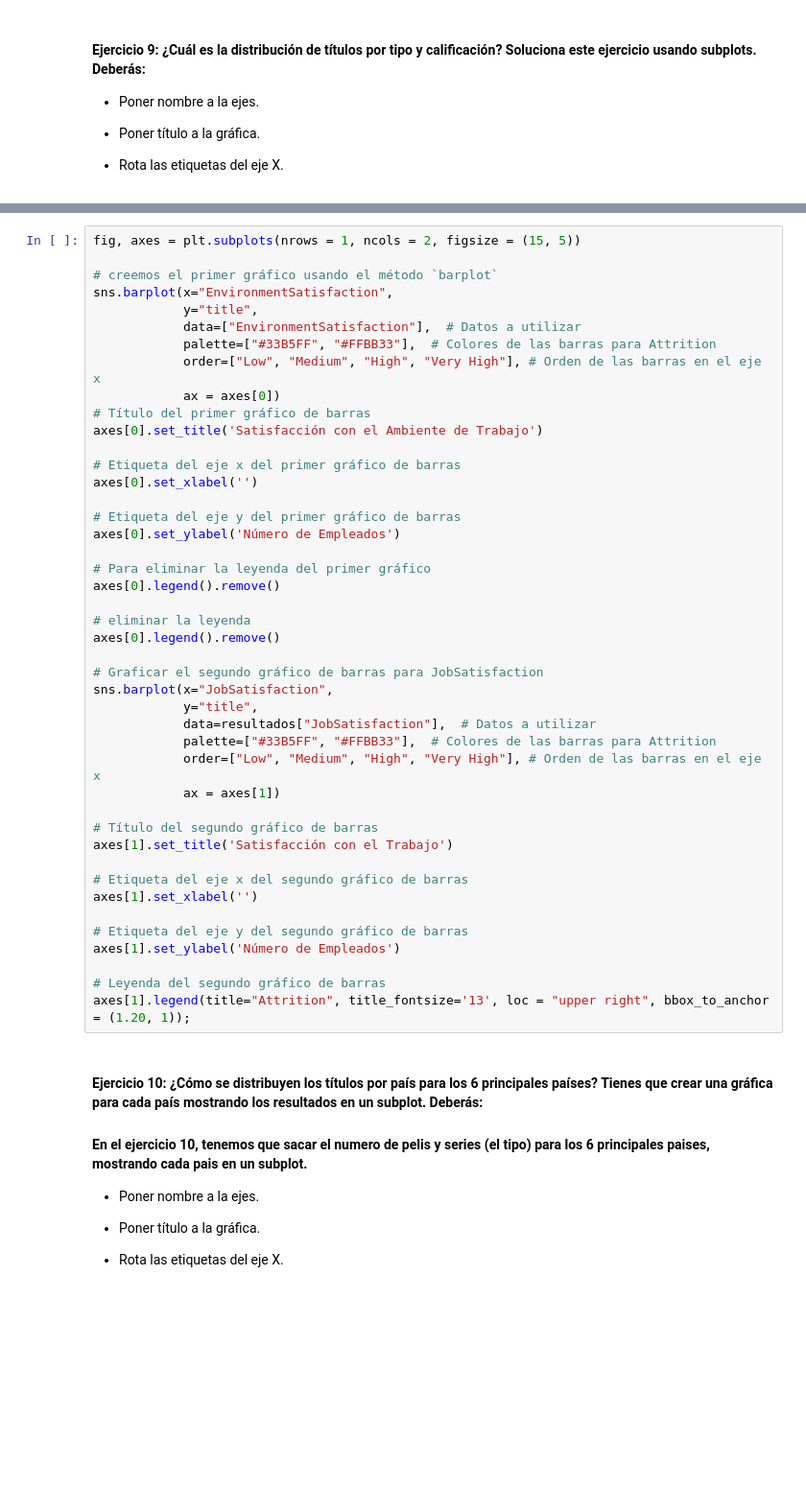
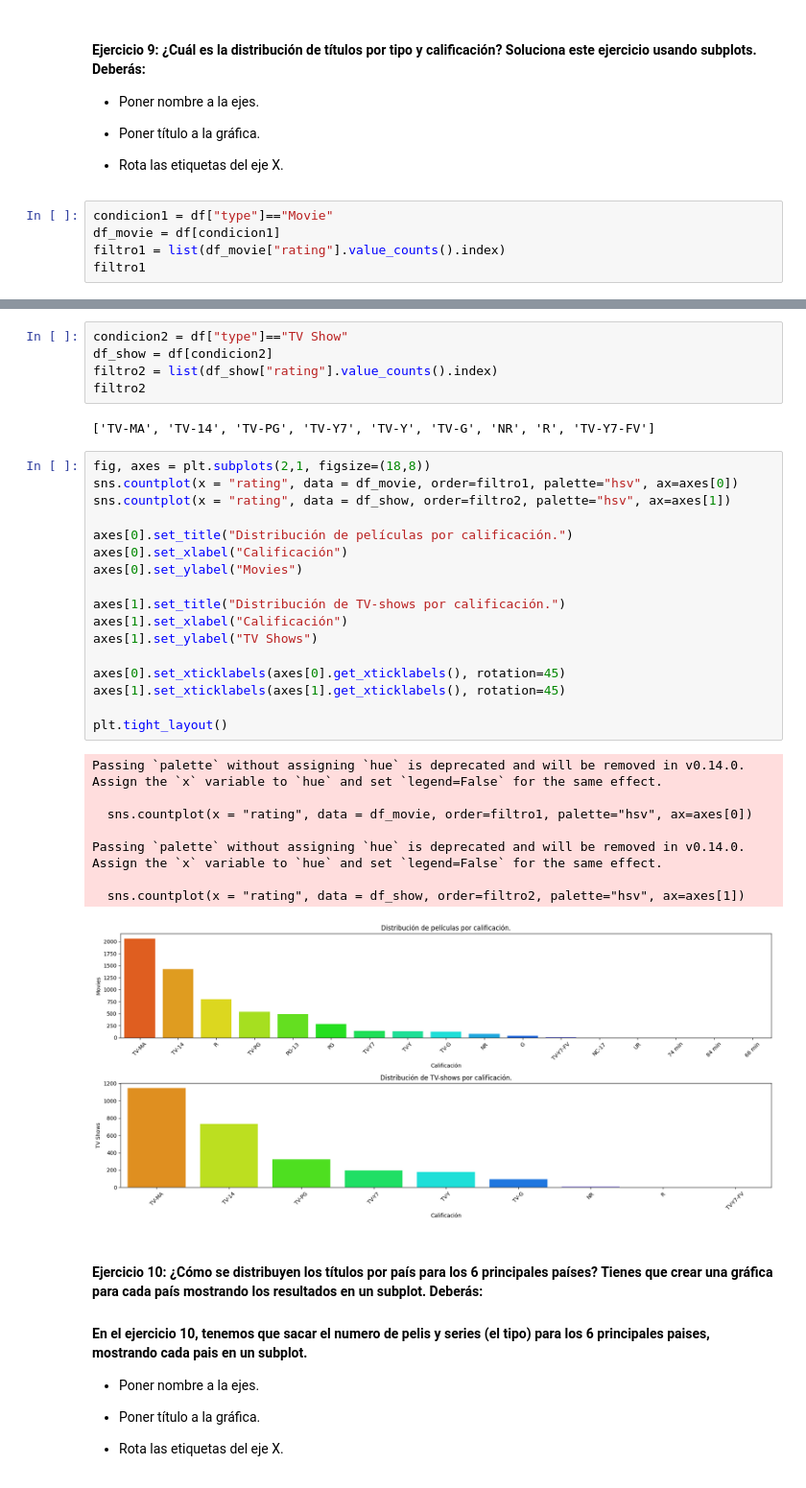
Before and after one commit to SrAlcast/2.4.Visualizacion_Matplotlib, a Jupyter notebook: laboratorio-modulo2-leccion04-visualizacion.ipynb, the cells around one changed output, grey strips where cells are left out. Shown: that part at 96% size. Cells and saved outputs as stored; diff of their text form; blank space fills up the shorter version.

```diff
--- a/laboratorio-modulo2-leccion04-visualizacion.ipynb
+++ b/laboratorio-modulo2-leccion04-visualizacion.ipynb
@@ -326,3 +324,8 @@ Passing `palette` without assigning `hue` is deprecated and will be removed in v
 - Poner título a la gráfica.
 
 - Rota las etiquetas del eje X.
+# %%
+condicion1 = df["type"]=="Movie"
+df_movie = df[condicion1]
+filtro1 = list(df_movie["rating"].value_counts().index)
+filtro1
@@ -329,47 +350,36 @@ Passing `palette` without assigning `hue` is deprecated and will be removed in v
+# %%
+condicion2 = df["type"]=="TV Show"
+df_show = df[condicion2]
+filtro2 = list(df_show["rating"].value_counts().index)
+filtro2
+# %% [output]
+['TV-MA', 'TV-14', 'TV-PG', 'TV-Y7', 'TV-Y', 'TV-G', 'NR', 'R', 'TV-Y7-FV']
 # %%
-fig, axes = plt.subplots(nrows = 1, ncols = 2, figsize = (15, 5))
+fig, axes = plt.subplots(2,1, figsize=(18,8))
+sns.countplot(x = "rating", data = df_movie, order=filtro1, palette="hsv", ax=axes[0])
+sns.countplot(x = "rating", data = df_show, order=filtro2, palette="hsv", ax=axes[1])
 
-# creemos el primer gráfico usando el método `barplot`
-sns.barplot(x="EnvironmentSatisfaction",
-            y="title",
-            data=["EnvironmentSatisfaction"],  # Datos a utilizar
-            palette=["#33B5FF", "#FFBB33"],  # Colores de las barras para Attrition
-            order=["Low", "Medium", "High", "Very High"], # Orden de las barras en el eje x
-            ax = axes[0])
-# Título del primer gráfico de barras
-axes[0].set_title('Satisfacción con el Ambiente de Trabajo')
+axes[0].set_title("Distribución de películas por calificación.")
+axes[0].set_xlabel("Calificación")
+axes[0].set_ylabel("Movies")
 
-# Etiqueta del eje x del primer gráfico de barras
-axes[0].set_xlabel('')
+axes[1].set_title("Distribución de TV-shows por calificación.")
+axes[1].set_xlabel("Calificación")
+axes[1].set_ylabel("TV Shows")
 
-# Etiqueta del eje y del primer gráfico de barras
-axes[0].set_ylabel('Número de Empleados')
+axes[0].set_xticklabels(axes[0].get_xticklabels(), rotation=45)
+axes[1].set_xticklabels(axes[1].get_xticklabels(), rotation=45)
 
-# Para eliminar la leyenda del primer gráfico
-axes[0].legend().remove()
-
-# eliminar la leyenda
-axes[0].legend().remove()
-
-# Graficar el segundo gráfico de barras para JobSatisfaction
-sns.barplot(x="JobSatisfaction",
-            y="title",
-            data=resultados["JobSatisfaction"],  # Datos a utilizar
-            palette=["#33B5FF", "#FFBB33"],  # Colores de las barras para Attrition
-            order=["Low", "Medium", "High", "Very High"], # Orden de las barras en el eje x
-            ax = axes[1])
-
-# Título del segundo gráfico de barras
-axes[1].set_title('Satisfacción con el Trabajo')
-
-# Etiqueta del eje x del segundo gráfico de barras
-axes[1].set_xlabel('')
-
-# Etiqueta del eje y del segundo gráfico de barras
-axes[1].set_ylabel('Número de Empleados')
-
-# Leyenda del segundo gráfico de barras
-axes[1].legend(title="Attrition", title_fontsize='13', loc = "upper right", bbox_to_anchor = (1.20, 1));
+plt.tight_layout()
+# %% [output]
+Passing `palette` without assigning `hue` is deprecated and will be removed in v0.14.0. Assign the `x` variable to `hue` and set `legend=False` for the same effect.
+
+  sns.countplot(x = "rating", data = df_movie, order=filtro1, palette="hsv", ax=axes[0])
+
+Passing `palette` without assigning `hue` is deprecated and will be removed in v0.14.0. Assign the `x` variable to `hue` and set `legend=False` for the same effect.
+
+  sns.countplot(x = "rating", data = df_show, order=filtro2, palette="hsv", ax=axes[1])
+[figure, added]
 # %% [markdown]
 #### Ejercicio 10: ¿Cómo se distribuyen los títulos por país para los 6 principales países? Tienes que crear una gráfica para cada país mostrando los resultados en un subplot. Deberás:
 
```
Also changed, not shown: parts of 9 cells of this notebook.
